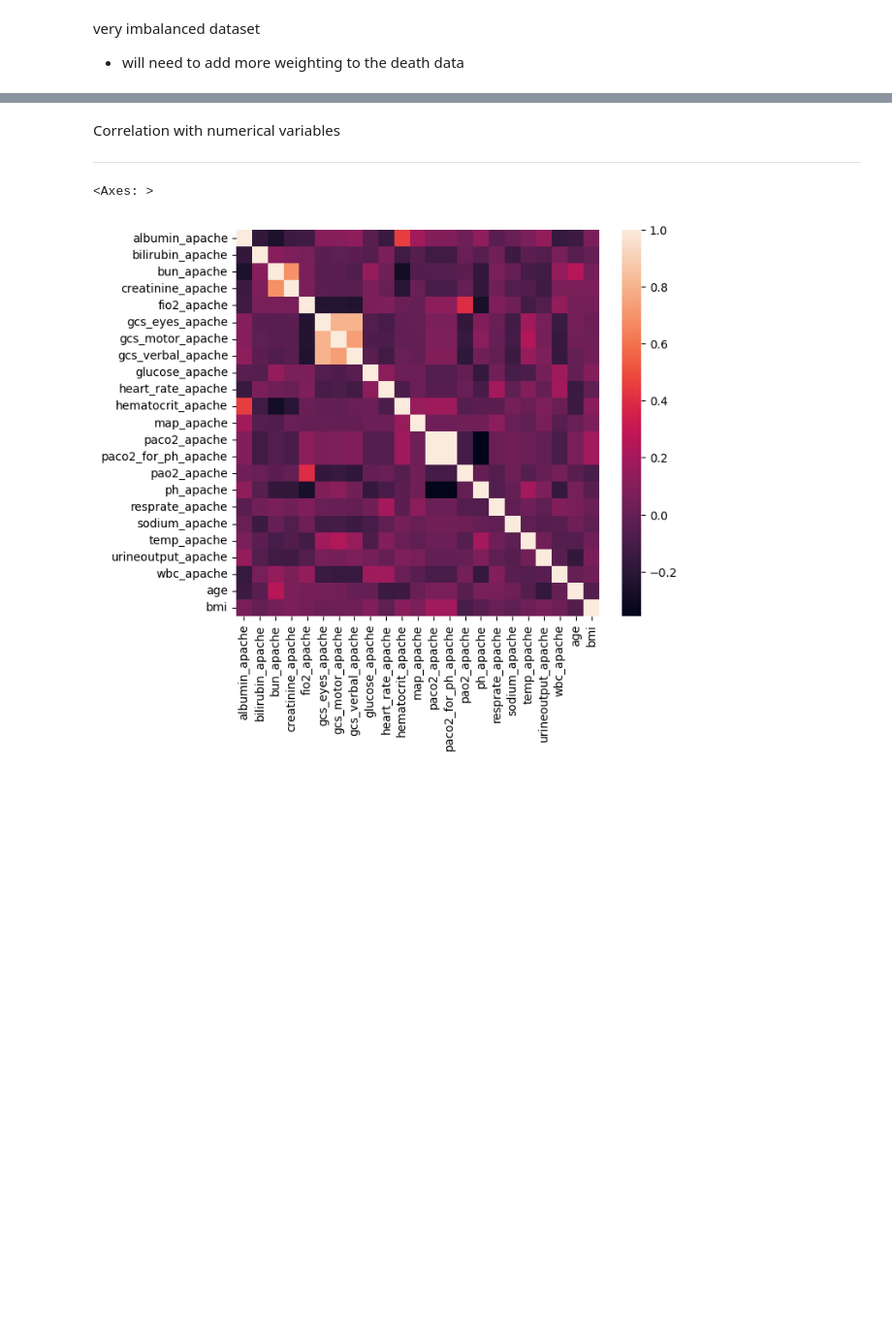
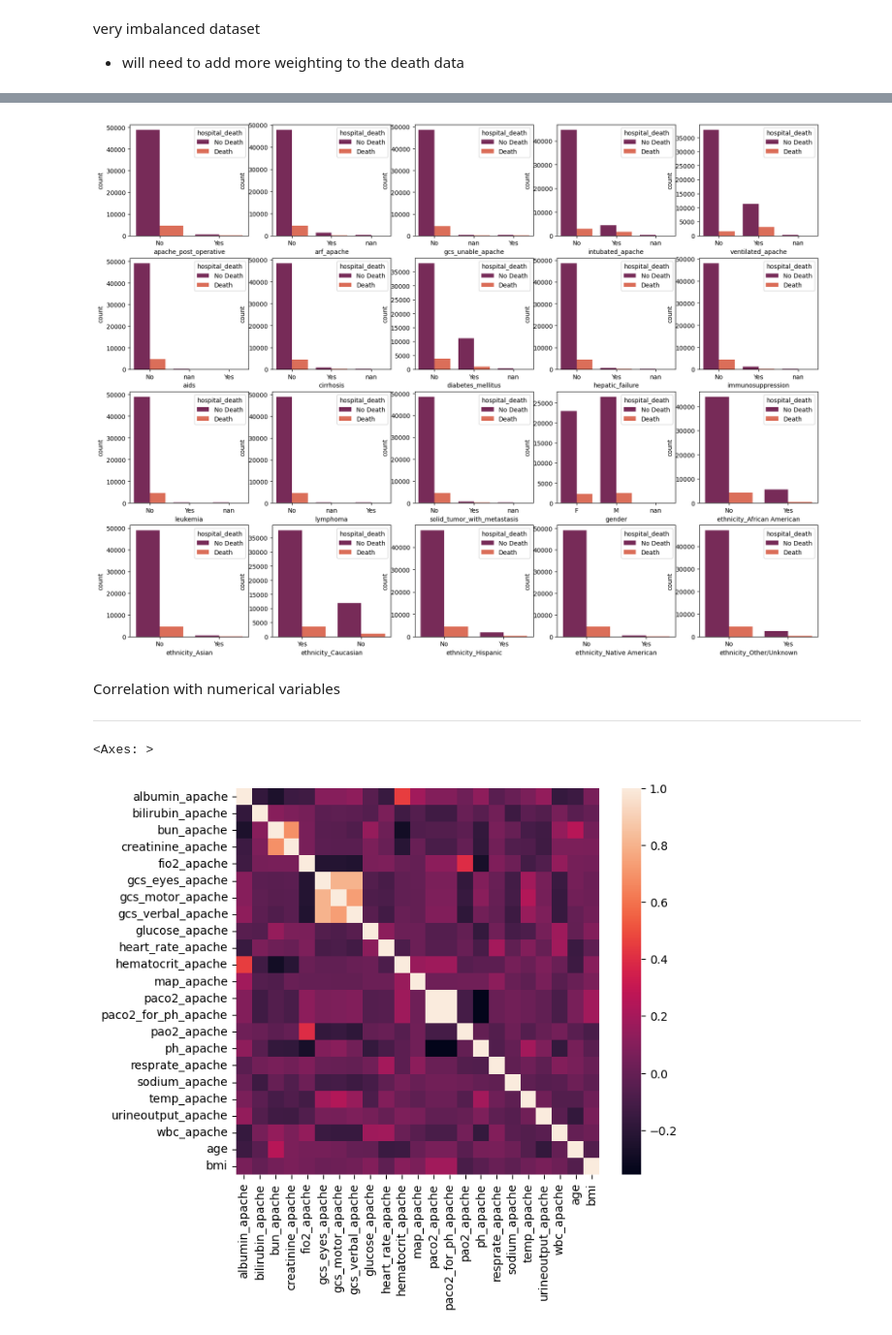
Before and after one commit to lilyzhizhou/Datathon-4, a Jupyter notebook: Datathon_4_Cleaning.ipynb, the cells around one changed output, grey strips where cells are left out. Shown: that part at 97% size. Cells and saved outputs as stored; diff of their text form; code cells hidden in the pictures; blank space fills up the shorter version.

```diff
--- a/Datathon_4_Cleaning.ipynb
+++ b/Datathon_4_Cleaning.ipynb
@@ -302,3 +298,24 @@ very imbalanced dataset
+# %%
+# checking the difference in distribution of categorical features in two classes
+len(categorical_columns) # 20
+
+# Create a grid of subplots with 2 rows and 3 columns
+fig, axs = plt.subplots(ncols=5, nrows=4, figsize=(20, 15))
+
+# Loop over each feature in numerical and multinomial lists
+for i, column in enumerate(categorical_columns):
+    # Calculate the position for the subplot; x is the row index and y is the column index
+    x = i // 5
+    y = i % 5
+
+    # Plot a histogram of the feature split by the 'target' class
+    # kde=True adds a Kernel Density Estimate plot to smooth the histogram, providing a clearer view of the data distribution
+    sns.countplot(data_dscrpt, x=column, hue= target_column, palette='rocket', ax=axs[x][y])
+
+# Display all the subplots
+plt.show()
+# %% [output]
+[figure, added]
 # %% [markdown]
 Correlation with numerical variables
 
```
Also changed, not shown: parts of 9 cells of this notebook.
